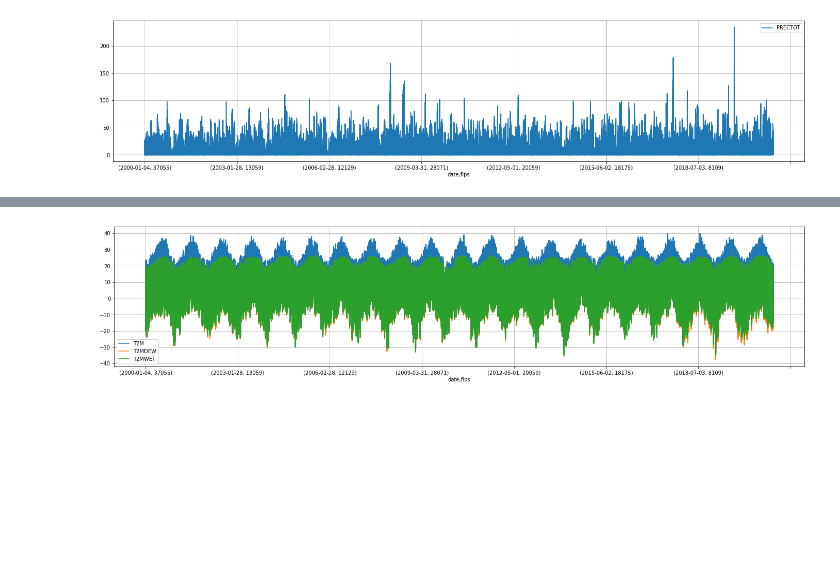
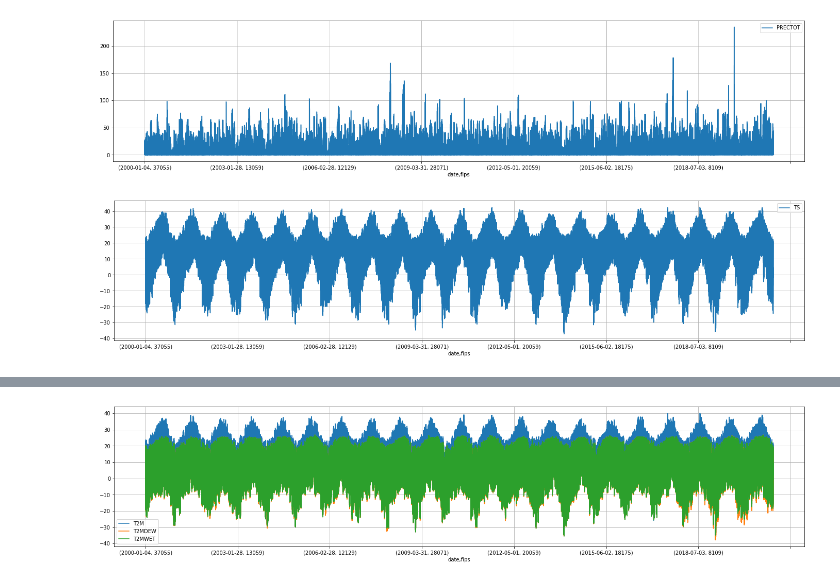
Before and after one commit to JAaron93/Ensemble-Method-ML-Drought-Score, a Jupyter notebook: FINAL VERSION - Module IV Project - Weekly Score Version - MCC (7).ipynb, the cells around one changed output, grey strips where cells are left out. Saved outputs shown, nothing was run; the diff lists cells and outputs as text; code cells hidden in the pictures; blank space fills up the shorter version.

```diff
--- a/FINAL VERSION - Module IV Project - Weekly Score Version - MCC (7).ipynb
+++ b/FINAL VERSION - Module IV Project - Weekly Score Version - MCC (7).ipynb
@@ -138,8 +157,7 @@ df.isnull().sum().sum()
 20435100
 # %%
 # Dropping null values from rows lacking drought scores. dont need daily drought scores, only weekly
-null_mask = df.isnull() == False
-df = df[null_mask]
+df.dropna(axis=0, inplace=True)
 # Rounding up the scores so we can treat this as a multi-class
 # classification problem, not regression. Values need to be discrete,
 # not continuous.
@@ -367,3 +385,8 @@ Report
 df_merged.PRECTOT.plot(figsize=(24,5), grid=True, legend=True);
 # %% [output]
 [figure]
+# %%
+# Checking Earth skin temperature in celsius over the last 21 years
+df_merged.TS.plot(figsize=(24,5), grid=True, legend=True);
+# %% [output]
+[figure, added]
```
Also changed, not shown: parts of 26 cells of this notebook.
